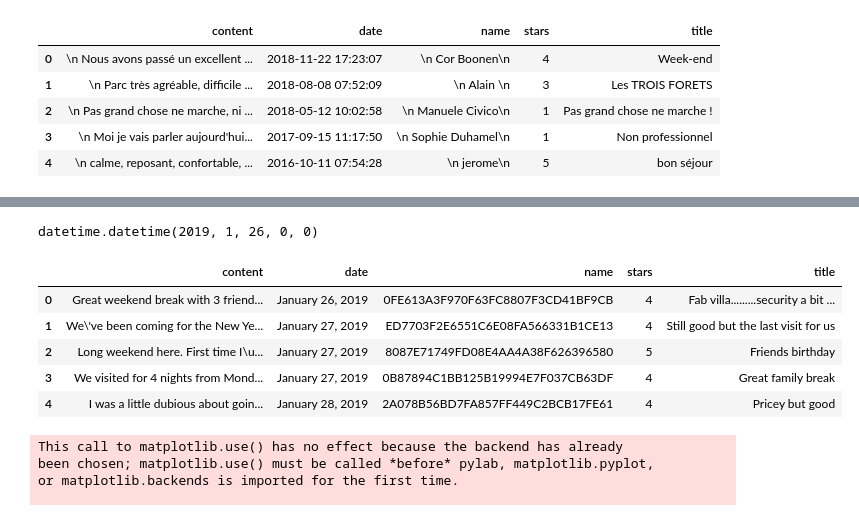
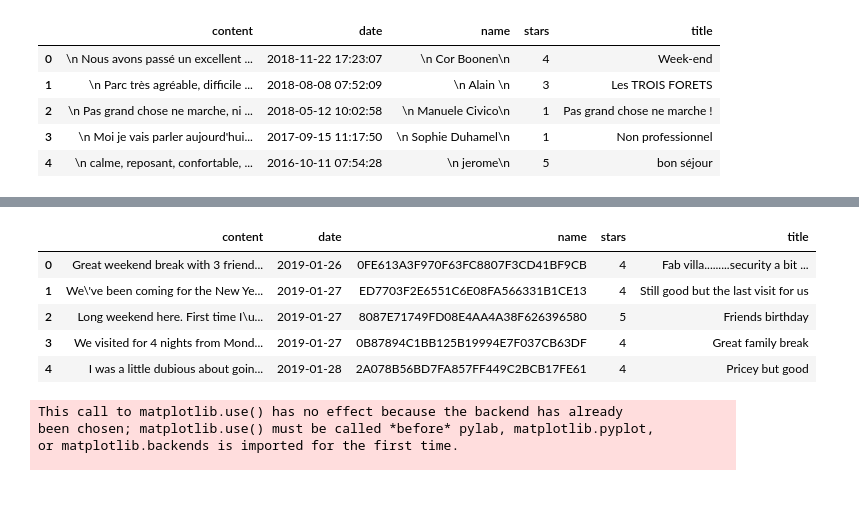
Before and after one commit to ZiggerZZ/CG, a Jupyter notebook: X_HEC_Session_3_Notebook_1_clean_data.ipynb, the cells around one changed output, grey strips where cells are left out. Cells and saved outputs as stored; diff of their text form; code cells hidden in the pictures.

```diff
--- a/X_HEC_Session_3_Notebook_1_clean_data.ipynb
+++ b/X_HEC_Session_3_Notebook_1_clean_data.ipynb
@@ -46,20 +42,16 @@ Timestamp('2018-11-22 17:23:07')
-# %%
-from datetime import datetime
-datetime.strptime('January 26, 2019', '%B %d, %Y')
-# %% [output]
-datetime.datetime(2019, 1, 26, 0, 0)
 # %%
 df = pd.read_csv('trip_advisor1.csv')
 df = df[["review","published_date","reviewer_id","rating","title"]]
 df.columns = ["content","date","name","stars","title"]
+df.date = df.date.apply(lambda s: datetime.strptime(s, '%B %d, %Y'))
 df.head()
 # %% [output]
 |  | content | date | name | stars | title |
-| 0 | Great weekend break with 3 friend... | January 26, 2019 | 0FE613A3F970F63FC8807F3CD41BF9CB | 4 | Fab villa.........security a bit ... |
-| 1 | We\'ve been coming for the New Ye... | January 27, 2019 | ED7703F2E6551C6E08FA566331B1CE13 | 4 | Still good but the last visit for us |
-| 2 | Long weekend here. First time I\u... | January 27, 2019 | 8087E71749FD08E4AA4A38F626396580 | 5 | Friends birthday |
-| 3 | We visited for 4 nights from Mond... | January 27, 2019 | 0B87894C1BB125B19994E7F037CB63DF | 4 | Great family break |
-| 4 | I was a little dubious about goin... | January 28, 2019 | 2A078B56BD7FA857FF449C2BCB17FE61 | 4 | Pricey but good |
+| 0 | Great weekend break with 3 friend... | 2019-01-26 | 0FE613A3F970F63FC8807F3CD41BF9CB | 4 | Fab villa.........security a bit ... |
+| 1 | We\'ve been coming for the New Ye... | 2019-01-27 | ED7703F2E6551C6E08FA566331B1CE13 | 4 | Still good but the last visit for us |
+| 2 | Long weekend here. First time I\u... | 2019-01-27 | 8087E71749FD08E4AA4A38F626396580 | 5 | Friends birthday |
+| 3 | We visited for 4 nights from Mond... | 2019-01-27 | 0B87894C1BB125B19994E7F037CB63DF | 4 | Great family break |
+| 4 | I was a little dubious about goin... | 2019-01-28 | 2A078B56BD7FA857FF449C2BCB17FE61 | 4 | Pricey but good |
 # %%
 import pandas_profiling as pdp
 # %% [output]
```
Also changed, not shown: parts of 10 cells of this notebook, 4 other files.
